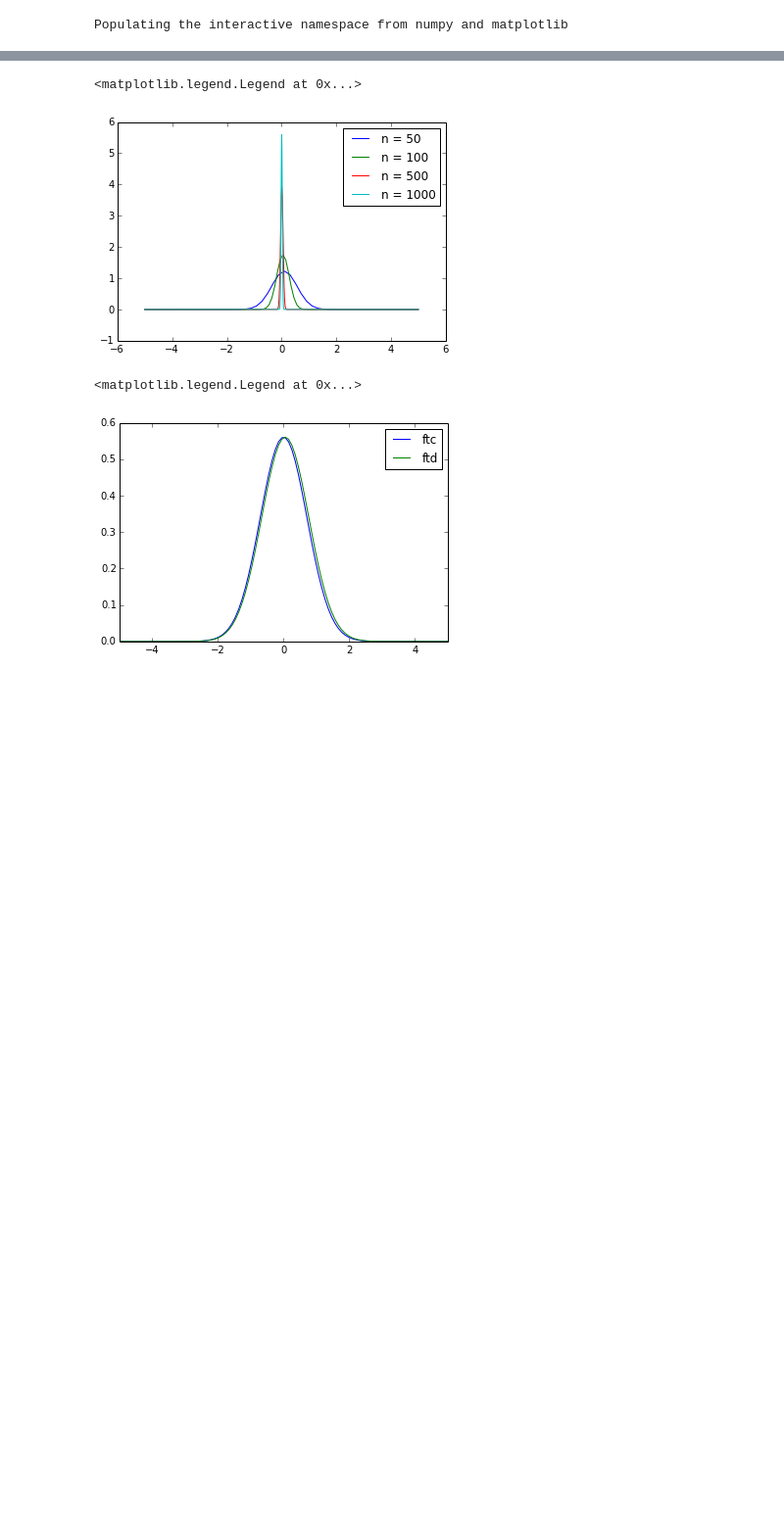
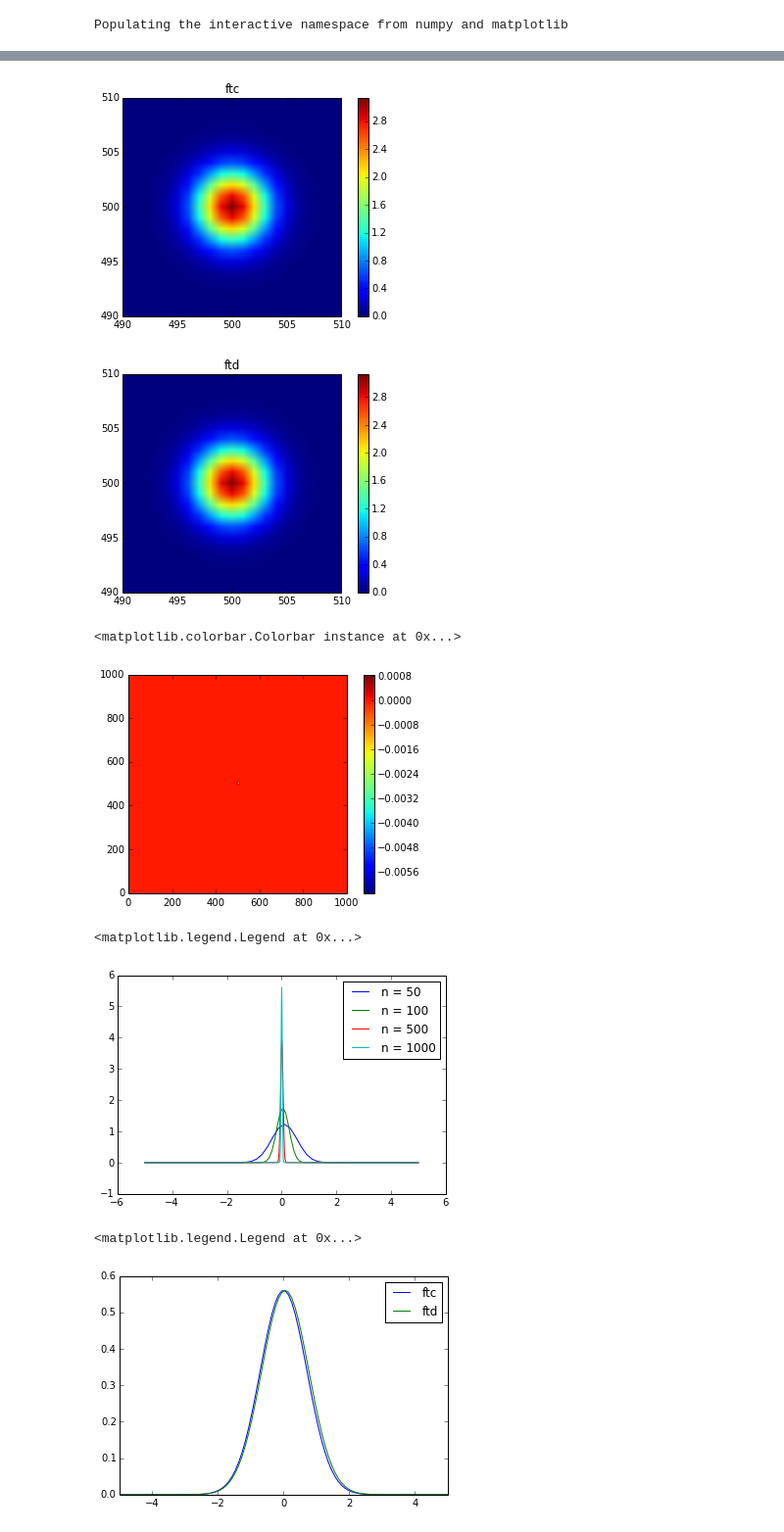
Before and after one commit to mpresley42/KSZ_21cm_Constraints, a Jupyter notebook: code/Python/PowerSpectrumTests.ipynb, the cells around one changed output, grey strips where cells are left out. Shown at 98% size. Drawn from its saved outputs; the diff is of its cells as text; code cells hidden in the pictures; blank space fills up the shorter version.

```diff
--- a/code/Python/PowerSpectrumTests.ipynb
+++ b/code/Python/PowerSpectrumTests.ipynb
@@ -31,3 +94,19 @@ plt.legend()
+# %%
+# plot stuff
+krng = 10
+ftcp = plt.imshow(ftc,label='ftc',origin='lower')
+plt.xlim([n/2-krng,n/2+krng]);plt.ylim([n/2-krng,n/2+krng])
+plt.title('ftc'); plt.colorbar(); plt.show()
+ftdp = plt.imshow(np.real(ftd),label='ftd',origin='lower')
+plt.xlim([n/2-krng,n/2+krng]);plt.ylim([n/2-krng,n/2+krng])
+plt.title('ftd'); plt.colorbar(); plt.show()
+plt.imshow(np.real(ftd)-ftc,origin='lower')
+plt.colorbar()
+# %% [output]
+[figure, added]
+[figure, added]
+<matplotlib.colorbar.Colorbar instance at 0x...>
+[figure, added]
 # %%
 # even more concerningly, I found that numpy's fft changed based on the number of points, n
 def plot_gauss_ft(n,c):
```
Also changed, not shown: parts of 7 cells of this notebook.
